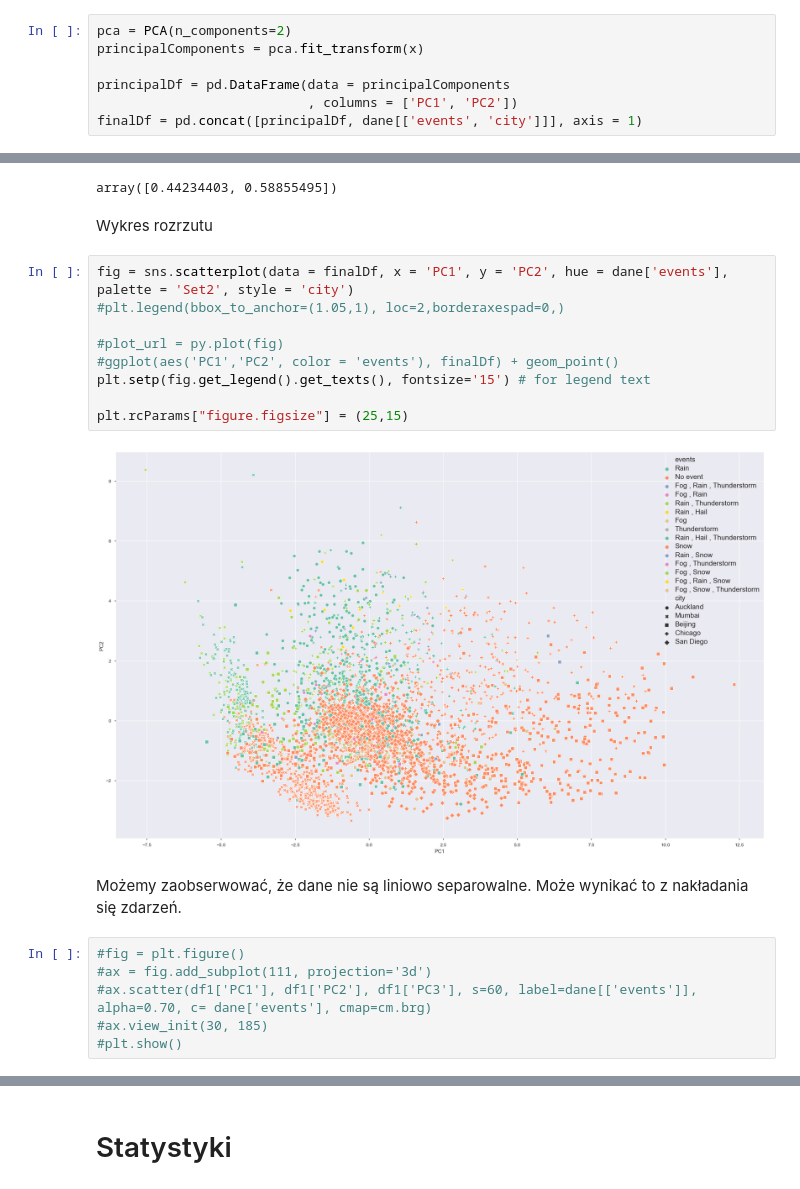
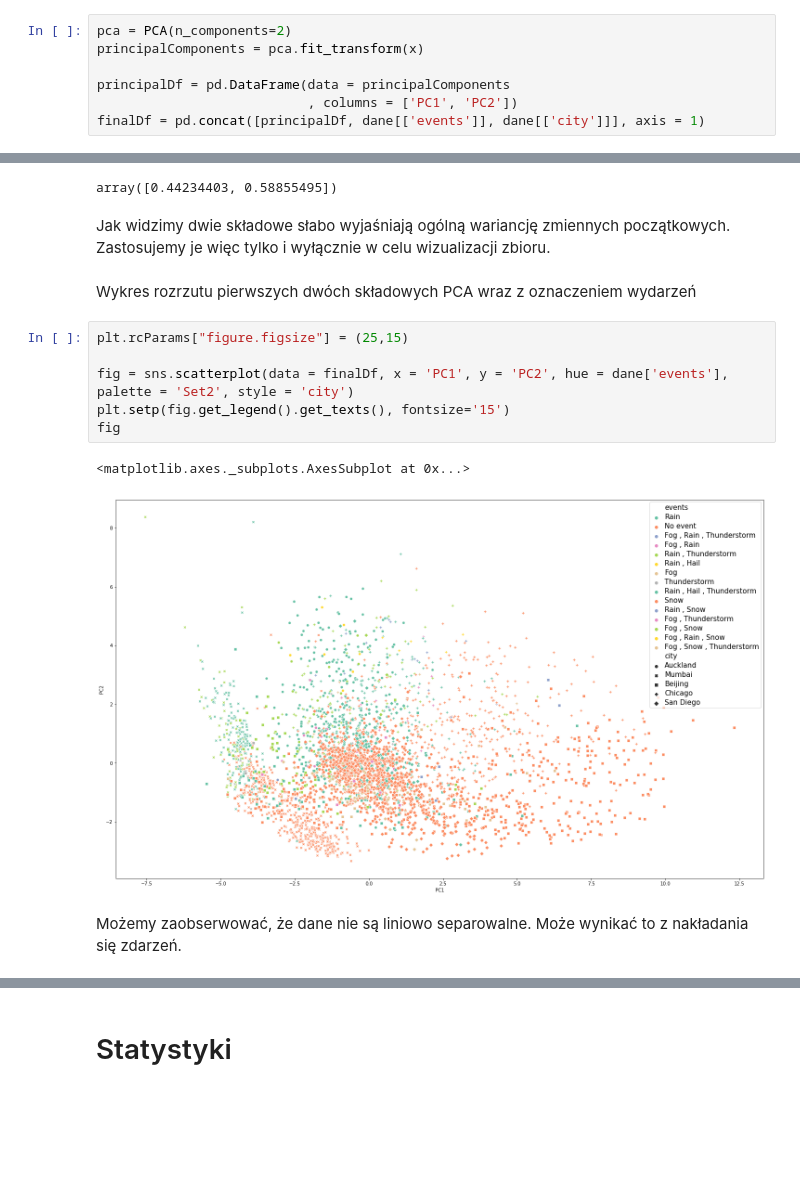
Before and after one commit to izakos/Projekt-eksploracyjna_analiza_danych, a Jupyter notebook: skrypty/Projekt2.ipynb, the cells around one changed output, grey strips where cells are left out. Drawn from its saved outputs; the diff is of its cells as text; blank space fills up the shorter version.

```diff
--- a/skrypty/Projekt2.ipynb
+++ b/skrypty/Projekt2.ipynb
@@ -291,31 +431,25 @@ principalComponents = pca.fit_transform(x)
 
 principalDf = pd.DataFrame(data = principalComponents
                            , columns = ['PC1', 'PC2'])
-finalDf = pd.concat([principalDf, dane[['events', 'city']]], axis = 1)
+finalDf = pd.concat([principalDf, dane[['events']], dane[['city']]], axis = 1)
 # %% [markdown]
 Skumulowana wariancja tłumaczona przez pierwsze dwa komponenty
 # %%
 pca.explained_variance_ratio_.cumsum()
 # %% [output]
 array([0.44234403, 0.58855495])
-# %% [markdown]
-Wykres rozrzutu
+# %% [markdown]
+Jak widzimy dwie składowe słabo wyjaśniają ogólną wariancję zmiennych początkowych. Zastosujemy je więc tylko i wyłącznie w celu wizualizacji zbioru.
+# %% [markdown]
+Wykres rozrzutu pierwszych dwóch składowych PCA wraz z oznaczeniem wydarzeń
 # %%
+plt.rcParams["figure.figsize"] = (25,15)
+
 fig = sns.scatterplot(data = finalDf, x = 'PC1', y = 'PC2', hue = dane['events'], palette = 'Set2', style = 'city')
-#plt.legend(bbox_to_anchor=(1.05,1), loc=2,borderaxespad=0,)
-
-#plot_url = py.plot(fig)
-#ggplot(aes('PC1','PC2', color = 'events'), finalDf) + geom_point()
-plt.setp(fig.get_legend().get_texts(), fontsize='15') # for legend text
-
-plt.rcParams["figure.figsize"] = (25,15)
+plt.setp(fig.get_legend().get_texts(), fontsize='15')
+fig
 # %% [output]
+<matplotlib.axes._subplots.AxesSubplot at 0x...>
-[figure, old version]
+[figure, new version]
 # %% [markdown]
 Możemy zaobserwować, że dane nie są liniowo separowalne. Może wynikać to z nakładania się zdarzeń.
-# %%
-#fig = plt.figure()
-#ax = fig.add_subplot(111, projection='3d')
-#ax.scatter(df1['PC1'], df1['PC2'], df1['PC3'], s=60, label=dane[['events']], alpha=0.70, c= dane['events'], cmap=cm.brg)
-#ax.view_init(30, 185)
-#plt.show()
```
Also changed, not shown: parts of 33 cells of this notebook.
